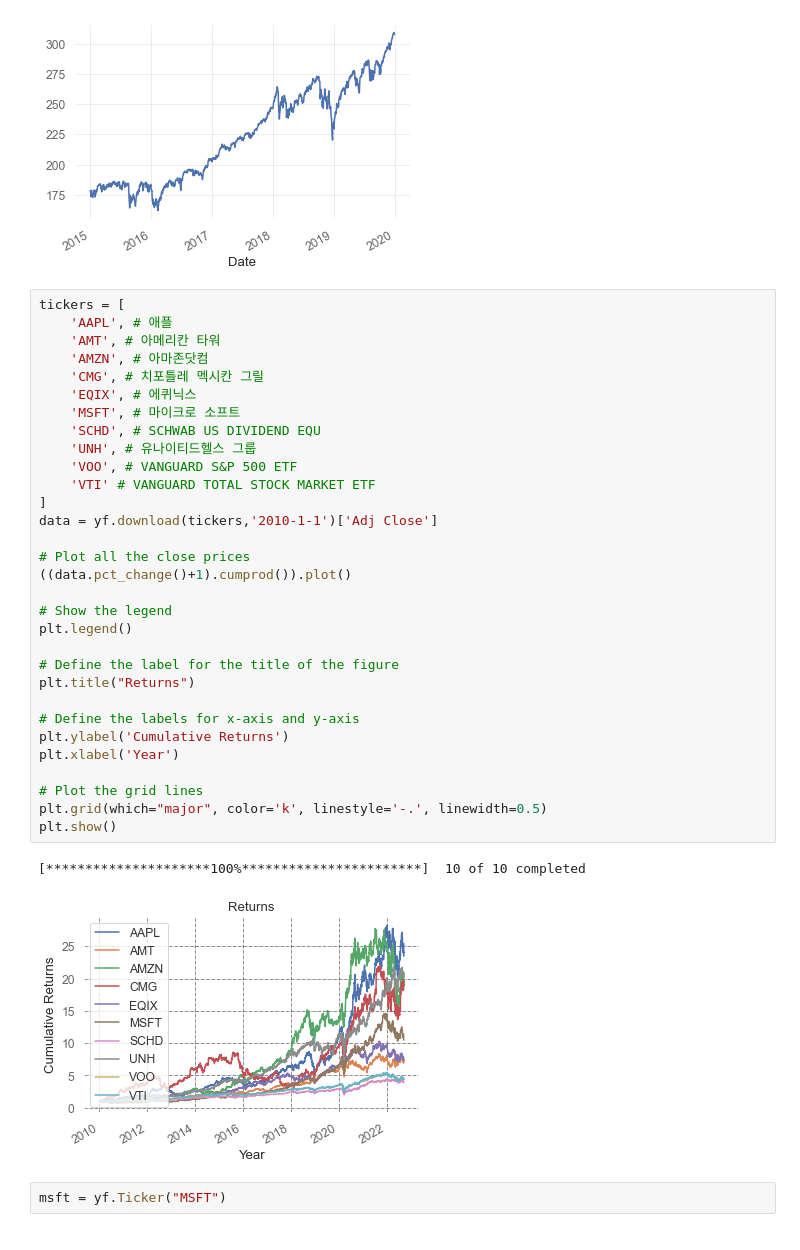
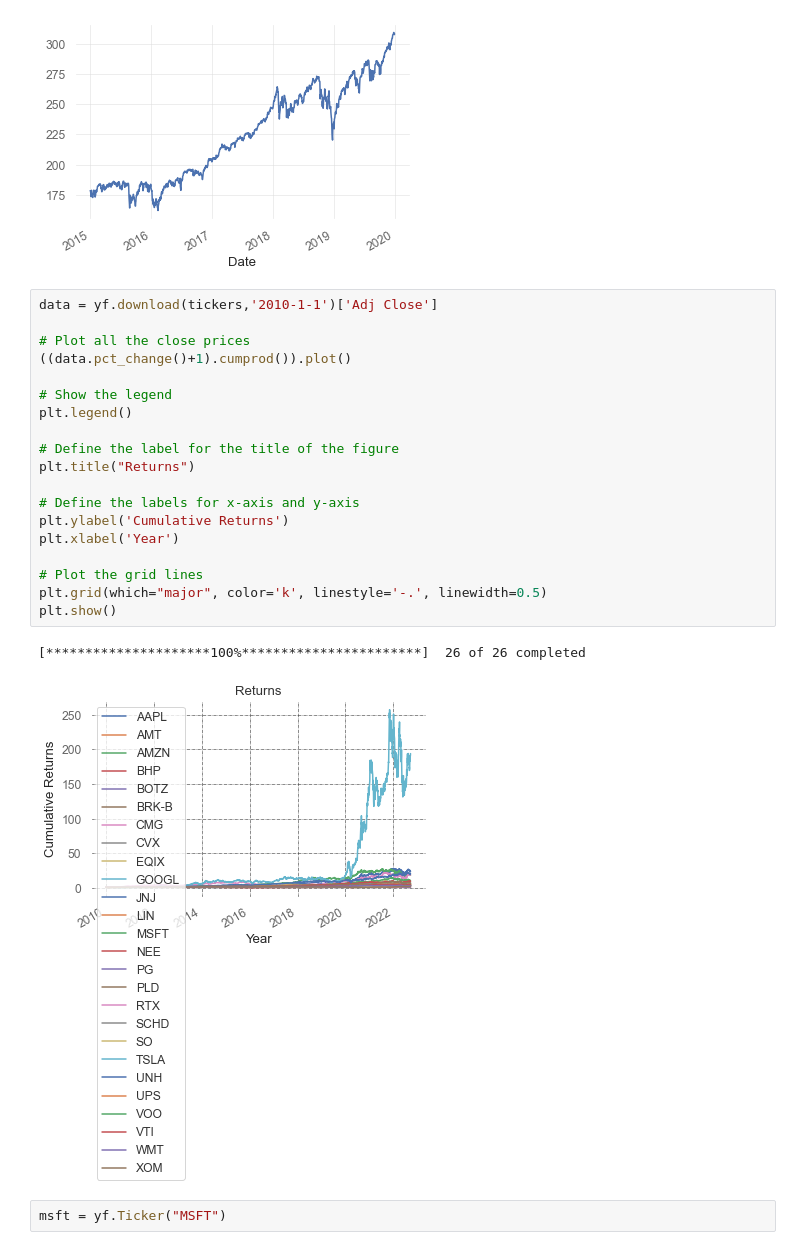
Before and after one commit to sunlee334/Stock-Portfolio-Optimization, a Jupyter notebook: sandbox.ipynb, the cells around one changed output. Saved outputs shown, nothing was run; the diff lists cells and outputs as text.

```diff
--- a/sandbox.ipynb
+++ b/sandbox.ipynb
@@ -114,39 +127,27 @@ plt.show()
 [*********************100%***********************]  1 of 1 completed
 [figure]
 # %%
-tickers = [
-    'AAPL', # 애플
-    'AMT', # 아메리칸 타워
-    'AMZN', # 아마존닷컴
-    'CMG', # 치포틀레 멕시칸 그릴
-    'EQIX', # 에퀴닉스
-    'MSFT', # 마이크로 소프트
-    'SCHD', # SCHWAB US DIVIDEND EQU
-    'UNH', # 유나이티드헬스 그룹
-    'VOO', # VANGUARD S&P 500 ETF
-    'VTI' # VANGUARD TOTAL STOCK MARKET ETF
-]
 data = yf.download(tickers,'2010-1-1')['Adj Close']
 
 # Plot all the close prices
 ((data.pct_change()+1).cumprod()).plot()
 
 # Show the legend
 plt.legend()
 
 # Define the label for the title of the figure
 plt.title("Returns")
 
 # Define the labels for x-axis and y-axis
 plt.ylabel('Cumulative Returns')
 plt.xlabel('Year')
 
 # Plot the grid lines
 plt.grid(which="major", color='k', linestyle='-.', linewidth=0.5)
 plt.show()
 # %% [output]
-[*********************100%***********************]  10 of 10 completed
+[*********************100%***********************]  26 of 26 completed
-[figure, old version]
+[figure, new version]
 # %%
 msft = yf.Ticker("MSFT")
 # %%
```
Also changed, not shown: parts of 9 cells of this notebook, 6 other files.
